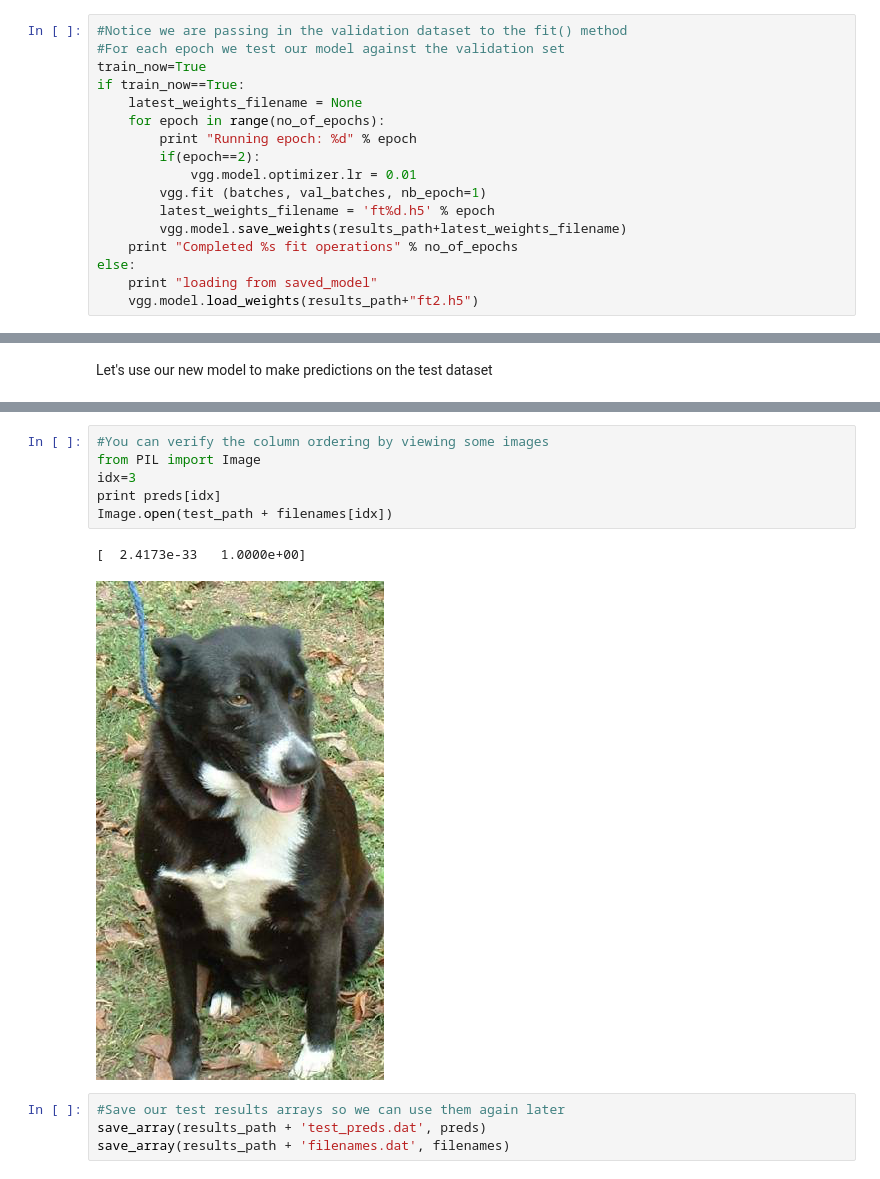
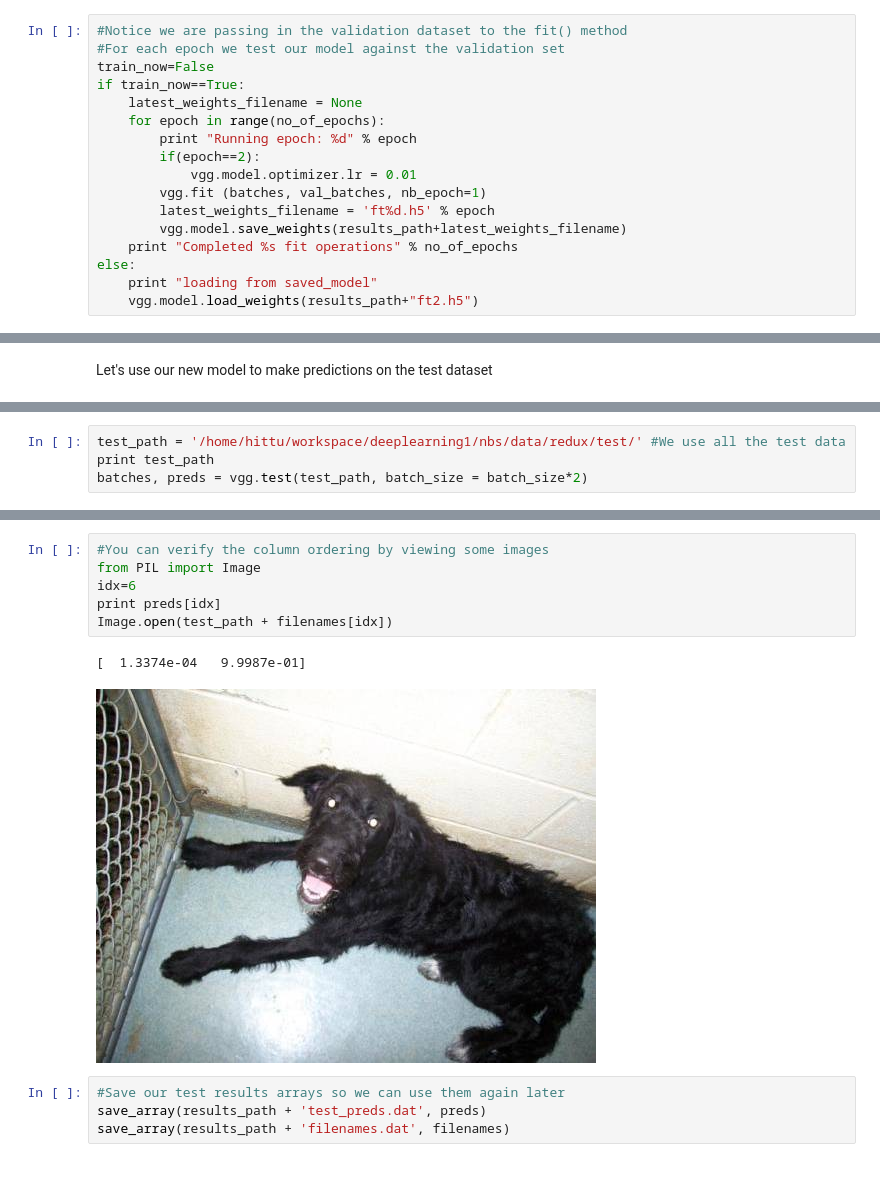
Before and after one commit to fastai/courses, a Jupyter notebook: deeplearning1/nbs/dogs_cats_redux.ipynb, the cells around one changed output, grey strips where cells are left out. Saved outputs shown, nothing was run; the diff lists cells and outputs as text.

```diff
--- a/deeplearning1/nbs/dogs_cats_redux.ipynb
+++ b/deeplearning1/nbs/dogs_cats_redux.ipynb
@@ -204,7 +204,7 @@ Found 50 images belonging to 2 classes.
 # %%
 #Notice we are passing in the validation dataset to the fit() method
 #For each epoch we test our model against the validation set
-train_now=True
+train_now=False
 if train_now==True:
     latest_weights_filename = None
     for epoch in range(no_of_epochs):
@@ -241,0 +229,4 @@ Found 12500 images belonging to 1 classes.
+# %%
+test_path = '/home/hittu/workspace/deeplearning1/nbs/data/redux/test/' #We use all the test data
+print test_path
+batches, preds = vgg.test(test_path, batch_size = batch_size*2)
@@ -285,12 +273,12 @@ with open("submit.txt","a") as f:
 # %%
 #You can verify the column ordering by viewing some images
 from PIL import Image
-idx=3
+idx=6
 print preds[idx]
 Image.open(test_path + filenames[idx])
 # %% [output]
-[  2.4173e-33   1.0000e+00]
+[  1.3374e-04   9.9987e-01]
-[figure, old version]
+[figure, new version]
 # %%
 #Save our test results arrays so we can use them again later
 save_array(results_path + 'test_preds.dat', preds)
```
Also changed, not shown: parts of 5 cells of this notebook, 2 other files.
